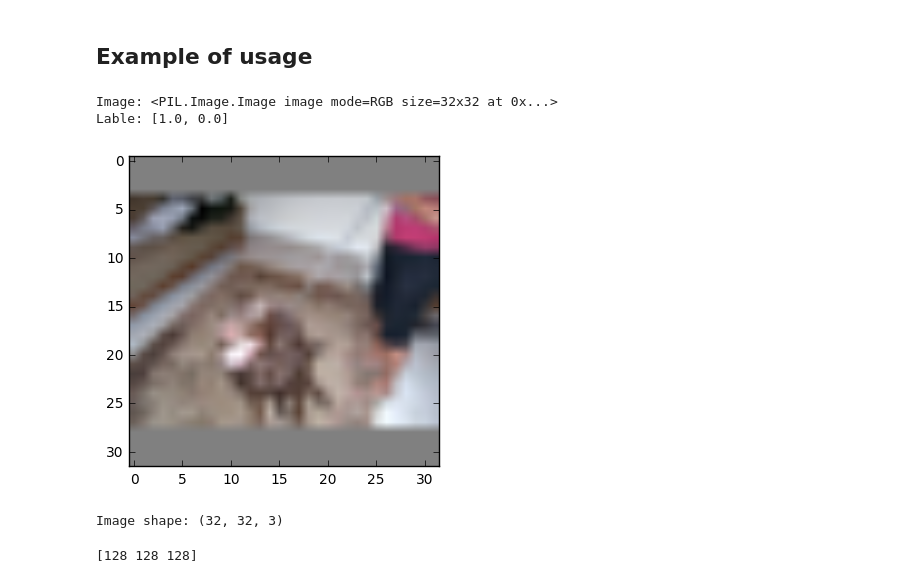
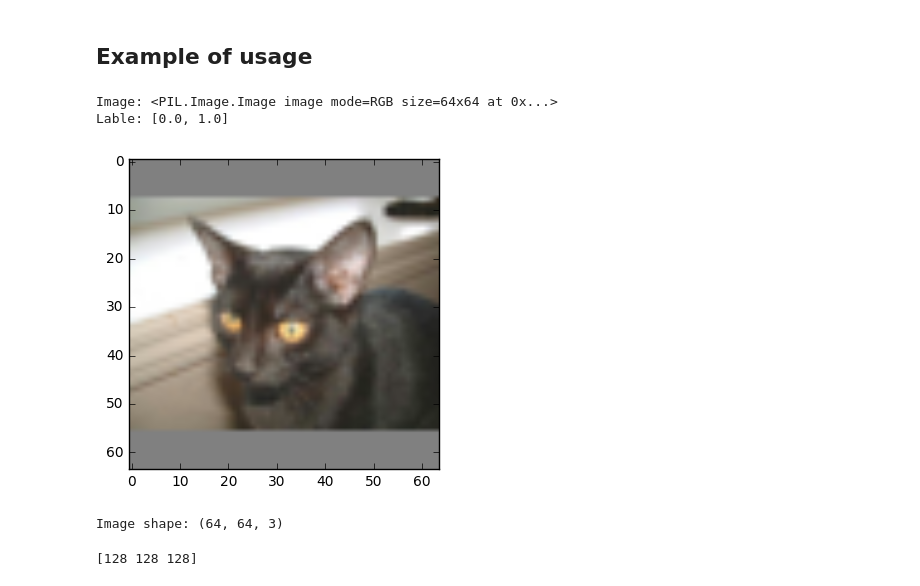
Before and after one commit to Weenkus/cats_vs_dogs_redux_kaggle, a Jupyter notebook: models/convnet.ipynb, the cells around one changed output. Cells and saved outputs as stored; diff of their text form; code cells hidden in the pictures.

Commit message:
Change image size to 64

```diff
--- a/models/convnet.ipynb
+++ b/models/convnet.ipynb
@@ -32,30 +32,30 @@ labels = [[1., 0.] if 'dog' in name else [0., 1.] for name in train_all] # label
 # %% [markdown]
 ## Example of usage
 # %%
-image_size = 32
+image_size = 64
 
 random_index = np.random.randint(0, len(train_all))
 image_path = train_all[random_index]
 image = Preprocessor.get_image(image_path)
 
 processed_image = Preprocessor.get_processed_image(image, size=image_size)
 print 'Image:', (processed_image)
 print 'Lable:', (labels[random_index])
 plt.imshow(processed_image)
 plt.show()
 
 def get_processed_image_from_path(path):
     image = Preprocessor.get_image(path)
     processed_image = Preprocessor.get_processed_image(image, size=image_size)
     return np.array(processed_image)
 # %% [output]
-Image: <PIL.Image.Image image mode=RGB size=32x32 at 0x...>
-Lable: [1.0, 0.0]
+Image: <PIL.Image.Image image mode=RGB size=64x64 at 0x...>
+Lable: [0.0, 1.0]
-[figure, old version]
+[figure, new version]
 # %%
 print 'Image shape:', (np.array(processed_image).shape)
 # %% [output]
-Image shape: (32, 32, 3)
+Image shape: (64, 64, 3)
 # %%
 print np.array(processed_image)[3][0]
 # %% [output]
```
Also changed, not shown: parts of 3 cells of this notebook.
